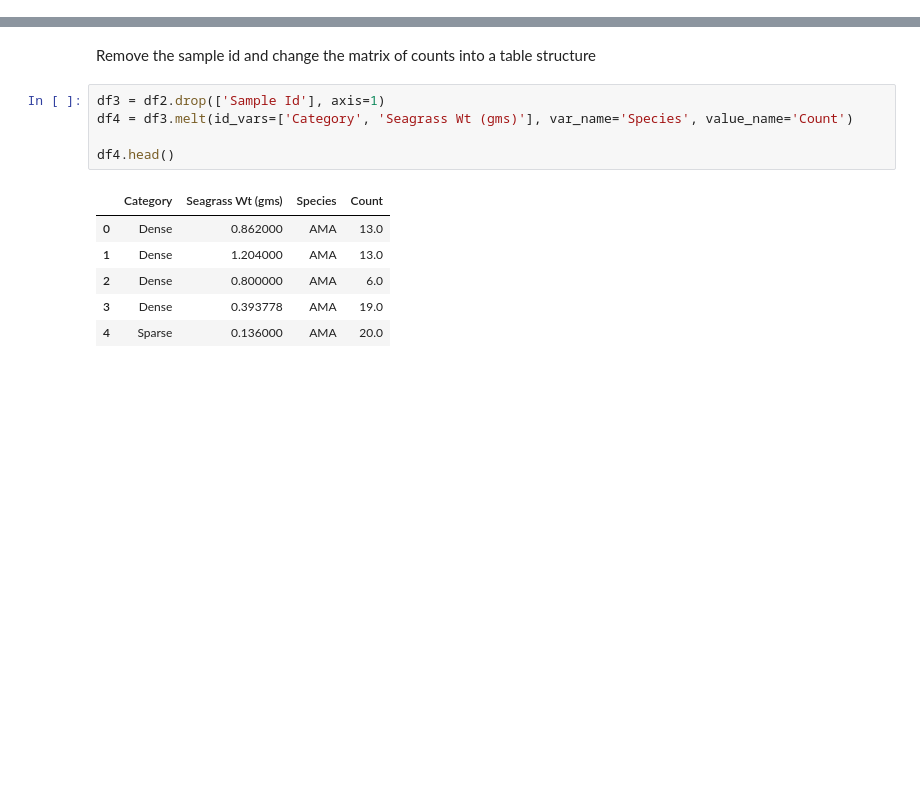
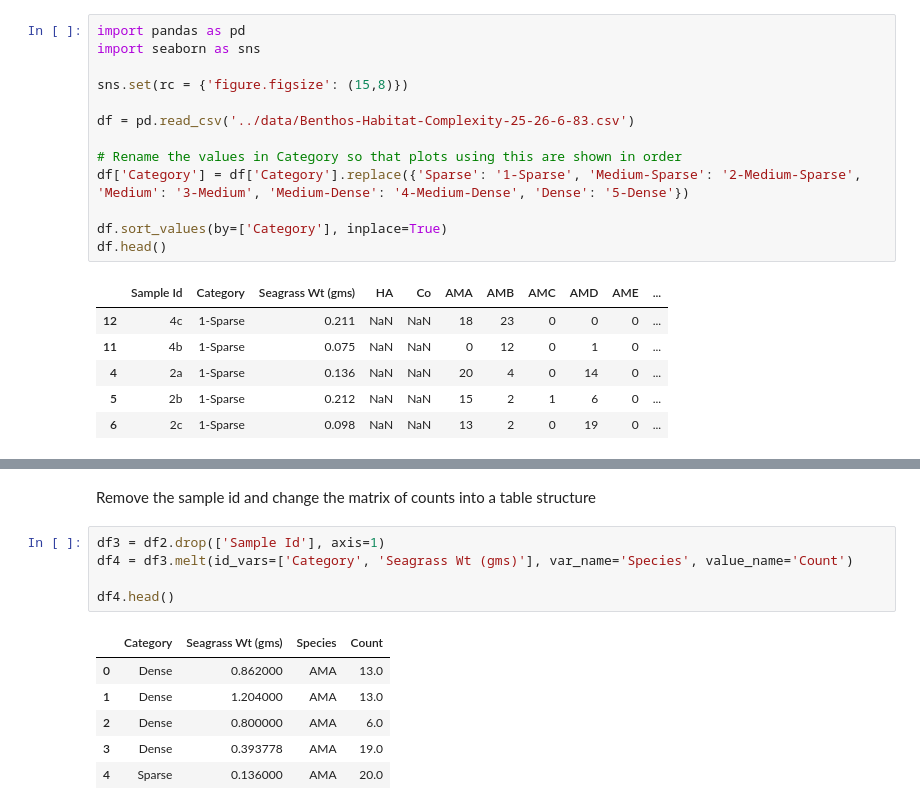
Before and after one commit to rah/optimal-size-selection, a Jupyter notebook: ipython/10. Benthos_Habitat_Complexity.ipynb, the cells around one changed output, grey strips where cells are left out. Drawn from its saved outputs; the diff is of its cells as text; blank space fills up the shorter version.

```diff
--- a/ipython/10. Benthos_Habitat_Complexity.ipynb
+++ b/ipython/10. Benthos_Habitat_Complexity.ipynb
@@ -14,0 +12,20 @@ df.head()
+# %%
+import pandas as pd
+import seaborn as sns
+
+sns.set(rc = {'figure.figsize': (15,8)})
+
+df = pd.read_csv('../data/Benthos-Habitat-Complexity-25-26-6-83.csv')
+
+# Rename the values in Category so that plots using this are shown in order
+df['Category'] = df['Category'].replace({'Sparse': '1-Sparse', 'Medium-Sparse': '2-Medium-Sparse', 'Medium': '3-Medium', 'Medium-Dense': '4-Medium-Dense', 'Dense': '5-Dense'})
+
+df.sort_values(by=['Category'], inplace=True)
+df.head()
+# %% [output]
+|  | Sample Id | Category | Seagrass Wt (gms) | HA | Co | AMA | AMB | AMC | AMD | AME | ... |
+| 12 | 4c | 1-Sparse | 0.211 | NaN | NaN | 18 | 23 | 0 | 0 | 0 | ... |
+| 11 | 4b | 1-Sparse | 0.075 | NaN | NaN | 0 | 12 | 0 | 1 | 0 | ... |
+| 4 | 2a | 1-Sparse | 0.136 | NaN | NaN | 20 | 4 | 0 | 14 | 0 | ... |
+| 5 | 2b | 1-Sparse | 0.212 | NaN | NaN | 15 | 2 | 1 | 6 | 0 | ... |
+| 6 | 2c | 1-Sparse | 0.098 | NaN | NaN | 13 | 2 | 0 | 19 | 0 | ... |
```
Also changed, not shown: parts of 8 cells of this notebook.
